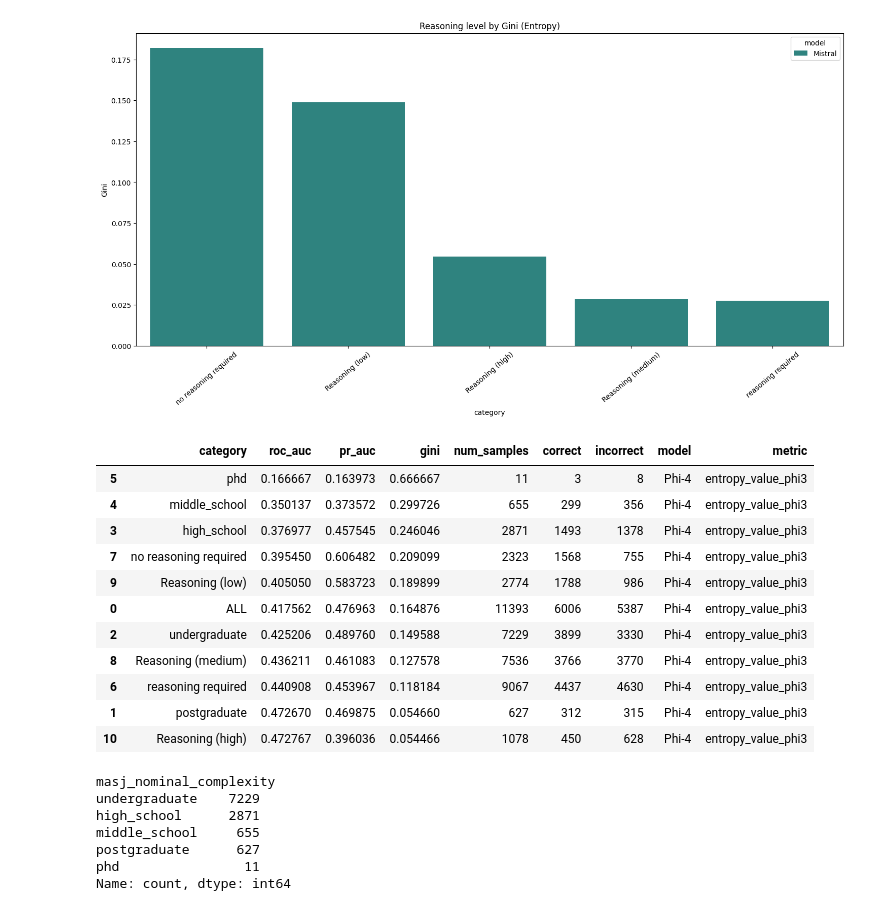
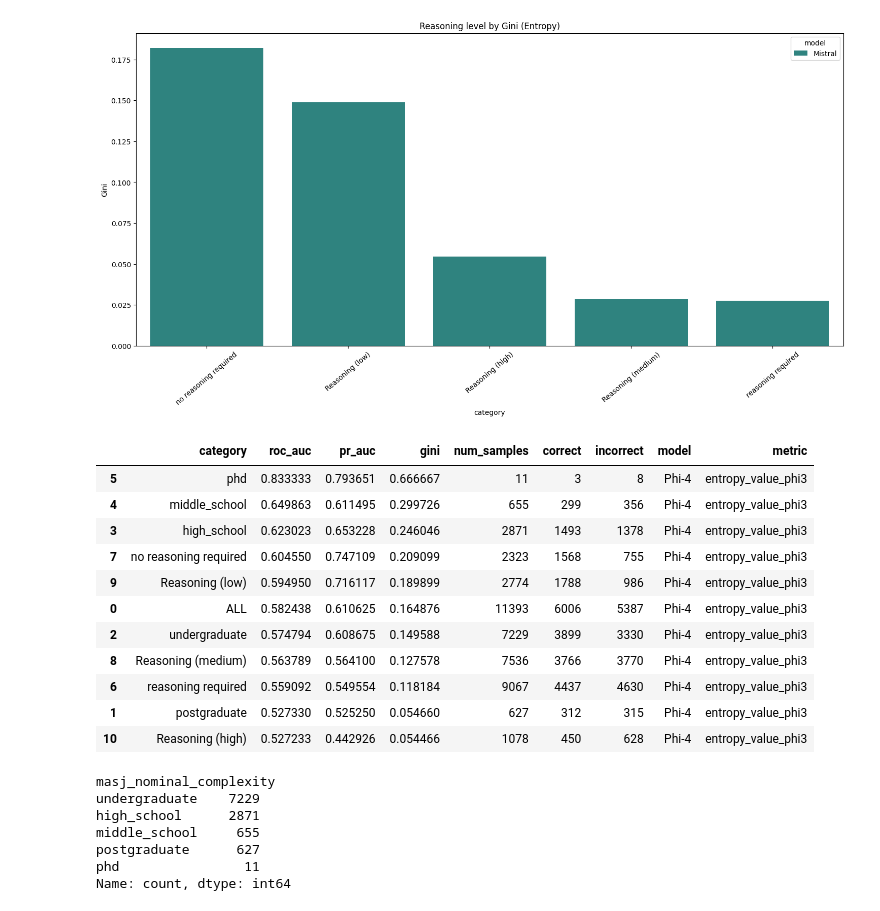
Before and after one commit to LabARSS/question-complextiy-estimation, a Jupyter notebook: notebooks/roc_auc.ipynb, the cells around one changed output. Drawn from its saved outputs; the diff is of its cells as text; code cells hidden in the pictures.

```diff
--- a/notebooks/roc_auc.ipynb
+++ b/notebooks/roc_auc.ipynb
@@ -21,6 +21,15 @@ mmlu_df.loc[mmlu_df["entropy_ans_correct_mistral"] == True, "entropy_ans_correct
 mmlu_df.loc[mmlu_df["entropy_ans_correct_mistral"] == False, "entropy_ans_correct_mistral"] = 0
 # Ensure the target variable is in the correct format
 mmlu_df["entropy_ans_correct_mistral"] = mmlu_df["entropy_ans_correct_mistral"].astype(int)
+
+mmlu_df["masj_nominal_complexity_norm"] = 0.0
+mmlu_df.loc[mmlu_df["masj_nominal_complexity"] == "middle_school", "masj_nominal_complexity_norm"] = 0.1
+mmlu_df.loc[mmlu_df["masj_nominal_complexity"] == "high_school", "masj_nominal_complexity_norm"] = 0.3
+mmlu_df.loc[mmlu_df["masj_nominal_complexity"] == "undergraduate", "masj_nominal_complexity_norm"] = 0.5
+mmlu_df.loc[mmlu_df["masj_nominal_complexity"] == "postgraduate", "masj_nominal_complexity_norm"] = 0.7
+mmlu_df.loc[mmlu_df["masj_nominal_complexity"] == "phd", "masj_nominal_complexity_norm"] = 0.9
+# Ensure the target variable is in the correct format
+mmlu_df["masj_nominal_complexity_norm"] = mmlu_df["masj_nominal_complexity_norm"].astype(float)
 # %%
 # Calculate the ROC AUC score
 roc_auc = roc_auc_score(y_true=mmlu_df["entropy_ans_correct_mistral"], y_score=mmlu_df["entropy_value_mistral"])
@@ -31,6 +40,10 @@ ROC AUC Score: 0.5205305220232107
 import numpy as np
 import pandas as pd
 from sklearn.metrics import auc, precision_recall_curve, roc_auc_score
+
+
+def normalize_score(column):
+    return 1 - column / column.max()
 
 
 def calculate_metrics(y_true, y_score):
@@ -38,6 +51,9 @@ def calculate_metrics(y_true, y_score):
     Рассчитывает ROC AUC, Precision-Recall AUC и Gini.
     """
     metrics = {}
+
+    # print(y_true.shape)
+    # print(y_score.shape)
 
     # ROC AUC
     try:
@@ -62,8 +78,12 @@ def evaluate_model(df, model_name, target_col, score_col):
     """
     results = []
 
+    # print(df[score_col].head())
+    # print(score_col_norm.head())
+    # print(df)
+
     # Для всех данных
-    metrics = calculate_metrics(df[target_col], df[score_col])
+    metrics = calculate_metrics(df[target_col], normalize_score(df[score_col]))
     results.append(
         {
             "category": "ALL",
@@ -84,7 +104,7 @@ def evaluate_model(df, model_name, target_col, score_col):
         if len(df_cat) < 10:  # Пропустить категории с <10 примерами
             continue
 
-        metrics = calculate_metrics(df_cat[target_col], df_cat[score_col])
+        metrics = calculate_metrics(df_cat[target_col], normalize_score(df_cat[score_col]))
 
         results.append(
             {
@@ -106,7 +126,7 @@ def evaluate_model(df, model_name, target_col, score_col):
         if len(df_cat) < 10:  # Пропустить категории с <10 примерами
             continue
 
-        metrics = calculate_metrics(df_cat[target_col], df_cat[score_col])
+        metrics = calculate_metrics(df_cat[target_col], normalize_score(df_cat[score_col]))
 
         results.append(
             {
@@ -128,7 +148,7 @@ def evaluate_model(df, model_name, target_col, score_col):
         if len(df_cat) < 10:  # Пропустить категории с <10 примерами
             continue
 
-        metrics = calculate_metrics(df_cat[target_col], df_cat[score_col])
+        metrics = calculate_metrics(df_cat[target_col], normalize_score(df_cat[score_col]))
 
         results.append(
             {
@@ -148,6 +168,7 @@ def evaluate_model(df, model_name, target_col, score_col):
 
 
 results = []
+results.append(evaluate_model(mmlu_df, "Phi-4", "entropy_ans_correct_phi3", "masj_nominal_complexity_norm"))
 results.append(evaluate_model(mmlu_df, "Phi-4", "entropy_ans_correct_phi3", "masj_num_complexity"))
 results.append(evaluate_model(mmlu_df, "Phi-4", "entropy_ans_correct_phi3", "entropy_value_phi3"))
 results.append(
@@ -161,8 +182,3 @@ results.append(
 results.append(evaluate_model(mmlu_df, "Mistral", "entropy_ans_correct_mistral", "entropy_value_mistral"))
 
 final_results = pd.concat(results).reset_index(drop=True)
-
-print("Phi-4 MASJ:")
-final_results[(final_results["model"] == "Phi-4") & (final_results["metric"] == "masj_num_complexity")].sort_values(
-    by="gini", ascending=False
-)
@@ -338,7 +383,7 @@ def evaluate_question_model(df, model_name, target_col, score_col):
     results = []
 
     # Для всех данных
-    metrics = calculate_metrics(df[target_col], df[score_col])
+    metrics = calculate_metrics(df[target_col], normalize_score(df[score_col]))
     results.append(
         {
             "category": "ALL",
@@ -359,7 +404,7 @@ def evaluate_question_model(df, model_name, target_col, score_col):
         if len(df_cat) < 10:  # Пропустить категории с <10 примерами
             continue
 
-        metrics = calculate_metrics(df_cat[target_col], df_cat[score_col])
+        metrics = calculate_metrics(df_cat[target_col], normalize_score(df_cat[score_col]))
 
         results.append(
             {
@@ -381,7 +426,7 @@ def evaluate_question_model(df, model_name, target_col, score_col):
         if len(df_cat) < 10:  # Пропустить категории с <10 примерами
             continue
 
-        metrics = calculate_metrics(df_cat[target_col], df_cat[score_col])
+        metrics = calculate_metrics(df_cat[target_col], normalize_score(df_cat[score_col]))
 
         results.append(
             {
@@ -399,45 +444,45 @@ def evaluate_question_model(df, model_name, target_col, score_col):
 
     # По ризонингу (с уровнями сложности)
     for reasoning_steps in df["masj_num_reasoning_steps"].unique():
         df_cat = df[df["masj_num_reasoning_steps"] == reasoning_steps]
         if len(df_cat) < 10:  # Пропустить категории с <10 примерами
             continue
 
-        metrics = calculate_metrics(df_cat[target_col], df_cat[score_col])
+        metrics = calculate_metrics(df_cat[target_col], normalize_score(df_cat[score_col]))
 
         results.append(
             {
                 "category": f"Reasoning ({reasoning_steps})",
                 "roc_auc": metrics["roc_auc"],
                 "pr_auc": metrics["pr_auc"],
                 "gini": metrics["gini"],
                 "num_samples": len(df_cat),
                 "correct": df_cat[target_col].sum(),
                 "incorrect": len(df_cat) - df_cat[target_col].sum(),
                 "model": model_name,
                 "metric": score_col,
             }
         )
 
     return pd.DataFrame(results)
 
 
 evaluate_question_model(mmlu_df, "Phi-4", "entropy_ans_correct_phi3", "entropy_value_phi3").sort_values(
     by="gini", ascending=False
 )
 # %% [output]
 |  | category | roc_auc | pr_auc | gini | num_samples | correct | incorrect | model | metric |
-| 5 | phd | 0.166667 | 0.163973 | 0.666667 | 11 | 3 | 8 | Phi-4 | entropy_value_phi3 |
-| 4 | middle_school | 0.350137 | 0.373572 | 0.299726 | 655 | 299 | 356 | Phi-4 | entropy_value_phi3 |
-| 3 | high_school | 0.376977 | 0.457545 | 0.246046 | 2871 | 1493 | 1378 | Phi-4 | entropy_value_phi3 |
-| 7 | no reasoning required | 0.395450 | 0.606482 | 0.209099 | 2323 | 1568 | 755 | Phi-4 | entropy_value_phi3 |
-| 9 | Reasoning (low) | 0.405050 | 0.583723 | 0.189899 | 2774 | 1788 | 986 | Phi-4 | entropy_value_phi3 |
-| 0 | ALL | 0.417562 | 0.476963 | 0.164876 | 11393 | 6006 | 5387 | Phi-4 | entropy_value_phi3 |
-| 2 | undergraduate | 0.425206 | 0.489760 | 0.149588 | 7229 | 3899 | 3330 | Phi-4 | entropy_value_phi3 |
-| 8 | Reasoning (medium) | 0.436211 | 0.461083 | 0.127578 | 7536 | 3766 | 3770 | Phi-4 | entropy_value_phi3 |
-| 6 | reasoning required | 0.440908 | 0.453967 | 0.118184 | 9067 | 4437 | 4630 | Phi-4 | entropy_value_phi3 |
-| 1 | postgraduate | 0.472670 | 0.469875 | 0.054660 | 627 | 312 | 315 | Phi-4 | entropy_value_phi3 |
-| 10 | Reasoning (high) | 0.472767 | 0.396036 | 0.054466 | 1078 | 450 | 628 | Phi-4 | entropy_value_phi3 |
+| 5 | phd | 0.833333 | 0.793651 | 0.666667 | 11 | 3 | 8 | Phi-4 | entropy_value_phi3 |
+| 4 | middle_school | 0.649863 | 0.611495 | 0.299726 | 655 | 299 | 356 | Phi-4 | entropy_value_phi3 |
+| 3 | high_school | 0.623023 | 0.653228 | 0.246046 | 2871 | 1493 | 1378 | Phi-4 | entropy_value_phi3 |
+| 7 | no reasoning required | 0.604550 | 0.747109 | 0.209099 | 2323 | 1568 | 755 | Phi-4 | entropy_value_phi3 |
+| 9 | Reasoning (low) | 0.594950 | 0.716117 | 0.189899 | 2774 | 1788 | 986 | Phi-4 | entropy_value_phi3 |
+| 0 | ALL | 0.582438 | 0.610625 | 0.164876 | 11393 | 6006 | 5387 | Phi-4 | entropy_value_phi3 |
+| 2 | undergraduate | 0.574794 | 0.608675 | 0.149588 | 7229 | 3899 | 3330 | Phi-4 | entropy_value_phi3 |
+| 8 | Reasoning (medium) | 0.563789 | 0.564100 | 0.127578 | 7536 | 3766 | 3770 | Phi-4 | entropy_value_phi3 |
+| 6 | reasoning required | 0.559092 | 0.549554 | 0.118184 | 9067 | 4437 | 4630 | Phi-4 | entropy_value_phi3 |
+| 1 | postgraduate | 0.527330 | 0.525250 | 0.054660 | 627 | 312 | 315 | Phi-4 | entropy_value_phi3 |
+| 10 | Reasoning (high) | 0.527233 | 0.442926 | 0.054466 | 1078 | 450 | 628 | Phi-4 | entropy_value_phi3 |
 # %%
 category_phi = evaluate_question_model(mmlu_df, "Phi-4", "entropy_ans_correct_phi3", "entropy_value_phi3").sort_values(
     by="gini", ascending=False
```
Also changed, not shown: parts of 7 cells of this notebook.
